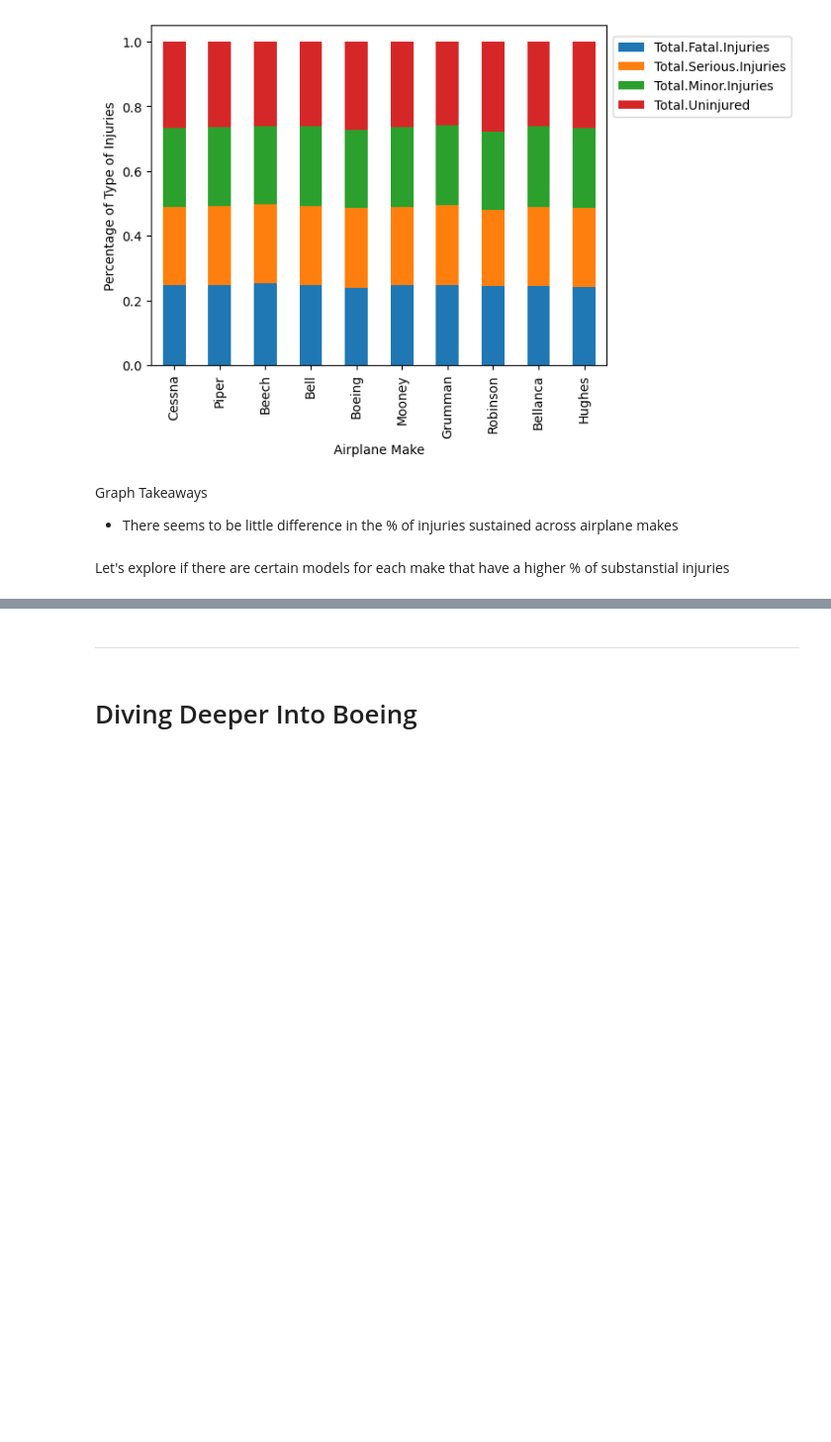
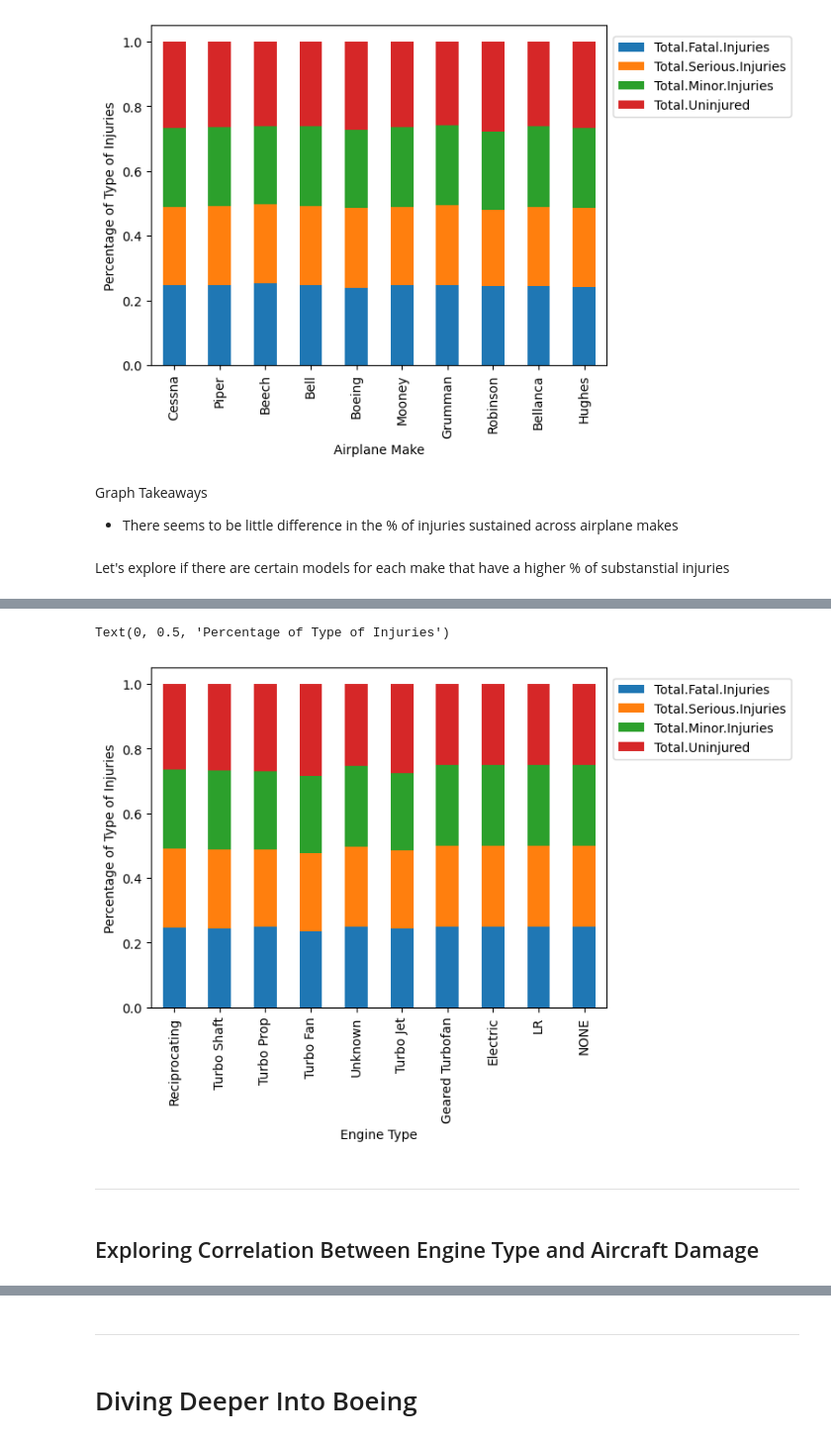
Before and after one commit to alecs1523/Aviation_Data_Analysis, a Jupyter notebook: phase_1_project.ipynb, the cells around one changed output, grey strips where cells are left out. Shown at 99% size. Saved outputs shown, nothing was run; the diff lists cells and outputs as text; code cells hidden in the pictures; blank space fills up the shorter version.

```diff
--- a/phase_1_project.ipynb
+++ b/phase_1_project.ipynb
@@ -609,0 +576,7 @@ for x in top_10_makes:
+# %%
+# Grouping engine types and airplane damage to look for a correlation
+
+engine_accidents = df_new.groupby('Engine.Type')[['Total.Fatal.Injuries',
+'Total.Serious.Injuries', 'Total.Minor.Injuries', 'Total.Uninjured']].count()
+
+engine_accidents
@@ -609,0 +598,7 @@ for x in top_10_makes:
+# %%
+engine_accidents['Total'] = engine_accidents.sum(axis=1)
+engine_accidents = engine_accidents.sort_values(by=['Total'],ascending=False)
+engine_accidents_sorted_top_10 = engine_accidents.head(10)
+engine_accidents_final= engine_accidents_sorted_top_10.drop(columns=['Total'])
+
+engine_accidents_final
@@ -609,0 +618,5 @@ for x in top_10_makes:
+# %%
+Total = engine_accidents_final.sum(axis = 1)
+
+engine_percentage = engine_accidents_final.div(Total,axis=0)
+engine_percentage
@@ -609,0 +636,13 @@ for x in top_10_makes:
+# %%
+# Visaulize the types of injuries sustained compared to different engine types
+ax= engine_percentage.plot(kind='bar',stacked='True')
+ax.legend(loc='center left', bbox_to_anchor=(1, .85), ncol=1)
+plt.xlabel('Engine Type')
+plt.ylabel('Percentage of Type of Injuries')
+# %% [output]
+Text(0, 0.5, 'Percentage of Type of Injuries')
+[figure, added]
+# %% [markdown]
+***
+# %% [markdown]
+## Exploring Correlation Between Engine Type and Aircraft Damage
```
Also changed, not shown: parts of 38 cells of this notebook, 2 other files.
